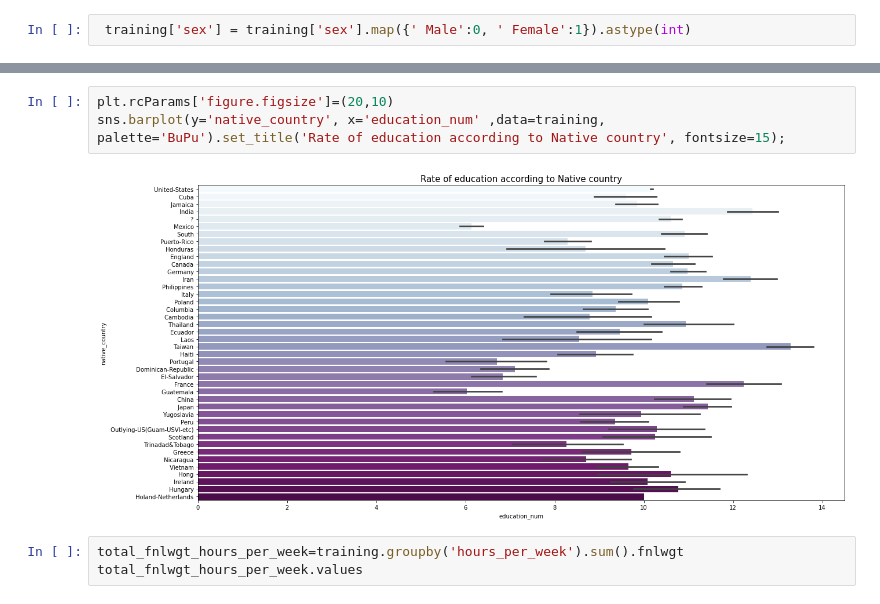
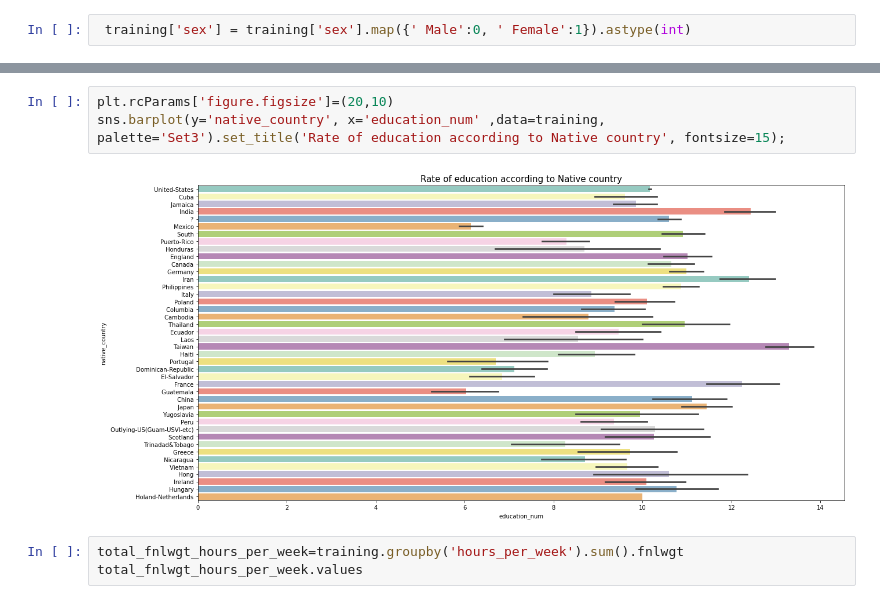
Before and after one commit to ibedoor/machine-learning, a Jupyter notebook: SDA_ML_Week2_Day4.ipynb, the cells around one changed output, grey strips where cells are left out. Saved outputs shown, nothing was run; the diff lists cells and outputs as text.

```diff
--- a/SDA_ML_Week2_Day4.ipynb
+++ b/SDA_ML_Week2_Day4.ipynb
@@ -125,9 +125,9 @@ plt.legend(labels);
 [figure]
 # %%
 plt.rcParams['figure.figsize']=(20,10)
-sns.barplot(y='native_country', x='education_num' ,data=training, palette='BuPu').set_title('Rate of education according to Native country', fontsize=15);
+sns.barplot(y='native_country', x='education_num' ,data=training, palette='Set3').set_title('Rate of education according to Native country', fontsize=15);
 # %% [output]
-[figure, old version]
+[figure, new version]
 # %%
 total_fnlwgt_hours_per_week=training.groupby('hours_per_week').sum().fnlwgt
 total_fnlwgt_hours_per_week.values
```
Also changed, not shown: parts of 6 cells of this notebook.
